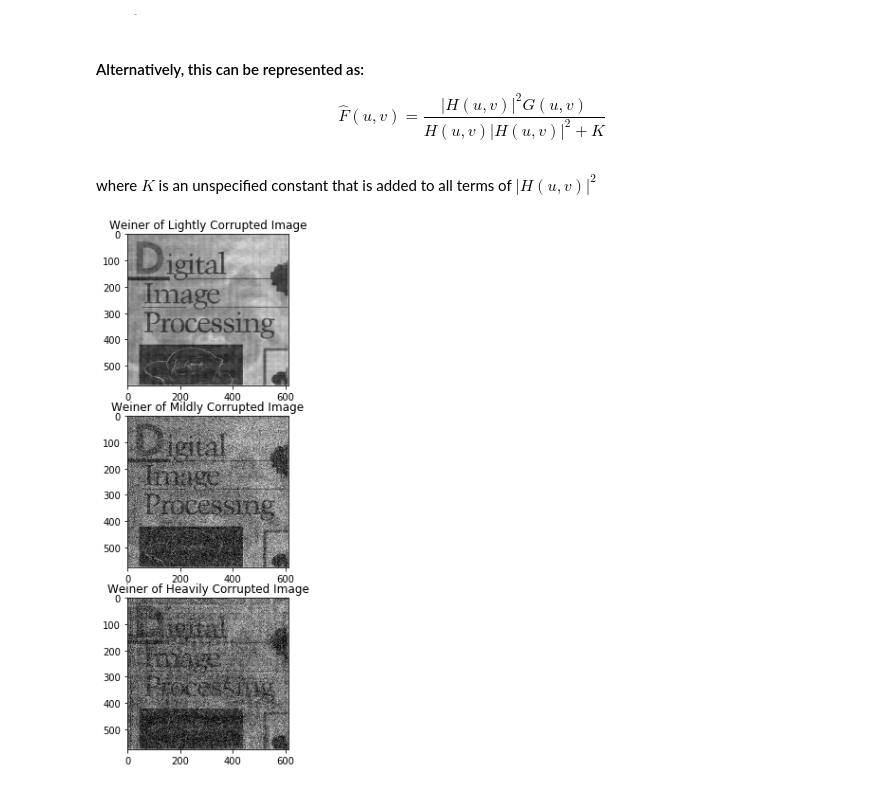
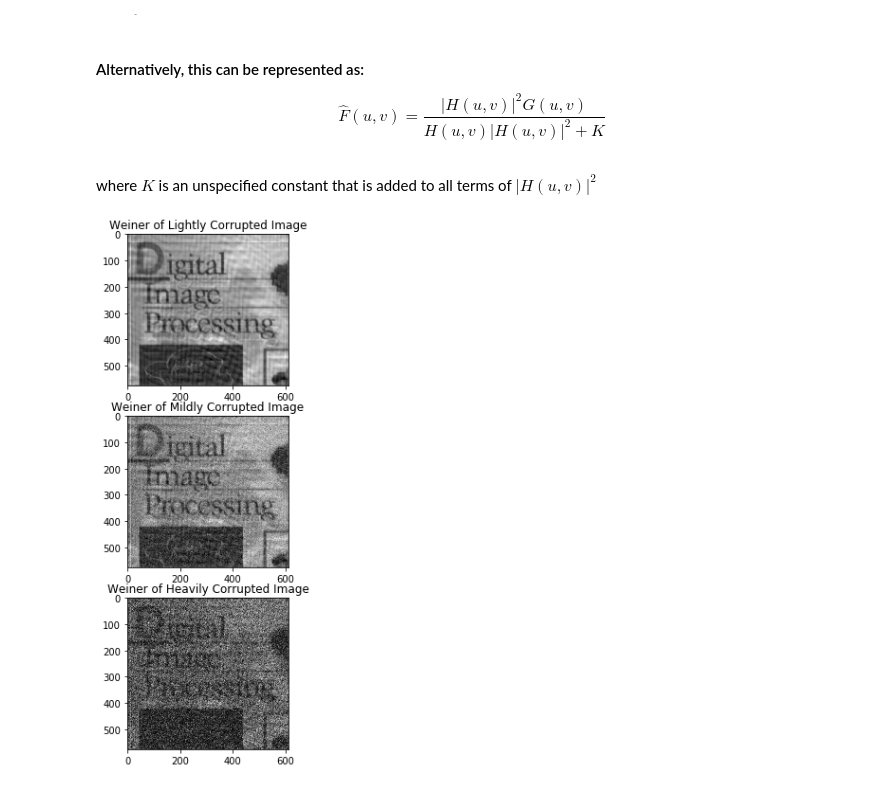
Before and after one commit to QasimWani/frequency_domain_filtering, a Jupyter notebook: motion_blur.ipynb, the cells around one changed output. Saved outputs shown, nothing was run; the diff lists cells and outputs as text; code cells hidden in the pictures.

```diff
--- a/motion_blur.ipynb
+++ b/motion_blur.ipynb
@@ -53,7 +53,7 @@ def degradation(a=a, b=b, T=1, fft_img=F):
 
     for u in range(height):
         for v in range(width):
-            H[u, v] = output(u, v)
+            H[u, v] = output(u-height/2 + 1, v-width/2 + 1)
     return H
 # %%
 H = degradation()
@@ -138,36 +139,36 @@ $$
 <br>
 where $K$ is an unspecified constant that is added to all terms of $\lvert H(u, v) \rvert^2$
 # %%
-def weiner(g, H=H,K=1e-20):
+def weiner(g, H=H,K=1e-3):
     """
     Restore an image using Weiner filter and output the image in the spatial domain.
     @Param:
     1. g - output from a degredation function (spatial domain)
     2. H - degradation function
     3. K - constant added to |H(u, v)|^2
     @Return:
     f_restored - output of applying weiner filter to restore degraded image, g.
     """
     G = np.fft.fftshift(np.fft.fft2(g)) #zero-center and calculate the fourier of degraded image, g.
     H_norm = np.abs(H)**2 #dot product of H_conj and H; alternatively, H.T @ H
     num = H_norm * G
     den = (H * H_norm) + K
     F_inverse = num/den
     f_restored = np.fft.ifft2(np.fft.ifftshift(F_inverse))
     return np.abs(f_restored)
 
 #---------------------------------------------------------------------------------------------#
 
 weiner_noisy_1 = weiner(noisy_1) #'lightly corrupted' image restoration via Weiner filter
 weiner_noisy_2 = weiner(noisy_2) #'midly corrupted' image restoration via Weiner filter
-weiner_noisy_3 = weiner(noisy_3, K=1e-7) #'heavily corrupted' image restoration via Weiner filter
+weiner_noisy_3 = weiner(noisy_3) #'heavily corrupted' image restoration via Weiner filter
 
 #---------------------------------------------------------------------------------------------#
 
 fig, (ax1, ax2, ax3) = plt.subplots(3, figsize=(10,10))
 ax1.imshow(weiner_noisy_1, "gray"), ax1.set_title("Weiner of Lightly Corrupted Image")
 ax2.imshow(weiner_noisy_2, "gray"), ax2.set_title("Weiner of Mildly Corrupted Image")
 ax3.imshow(weiner_noisy_3, "gray"), ax3.set_title("Weiner of Heavily Corrupted Image")
 plt.show()
 # %% [output]
-[figure, old version]
+[figure, new version]
```
Also changed, not shown: parts of 2 cells of this notebook.
